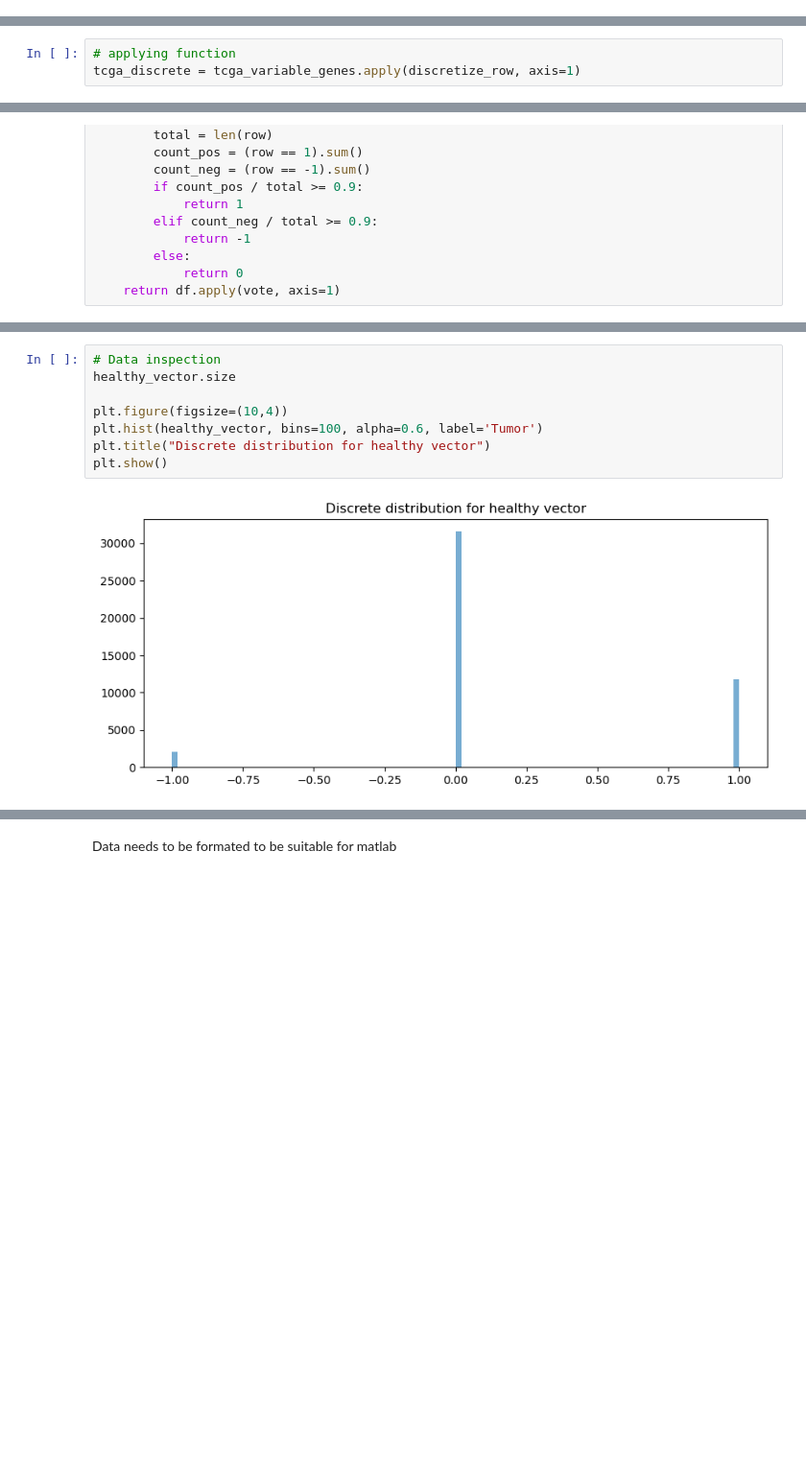
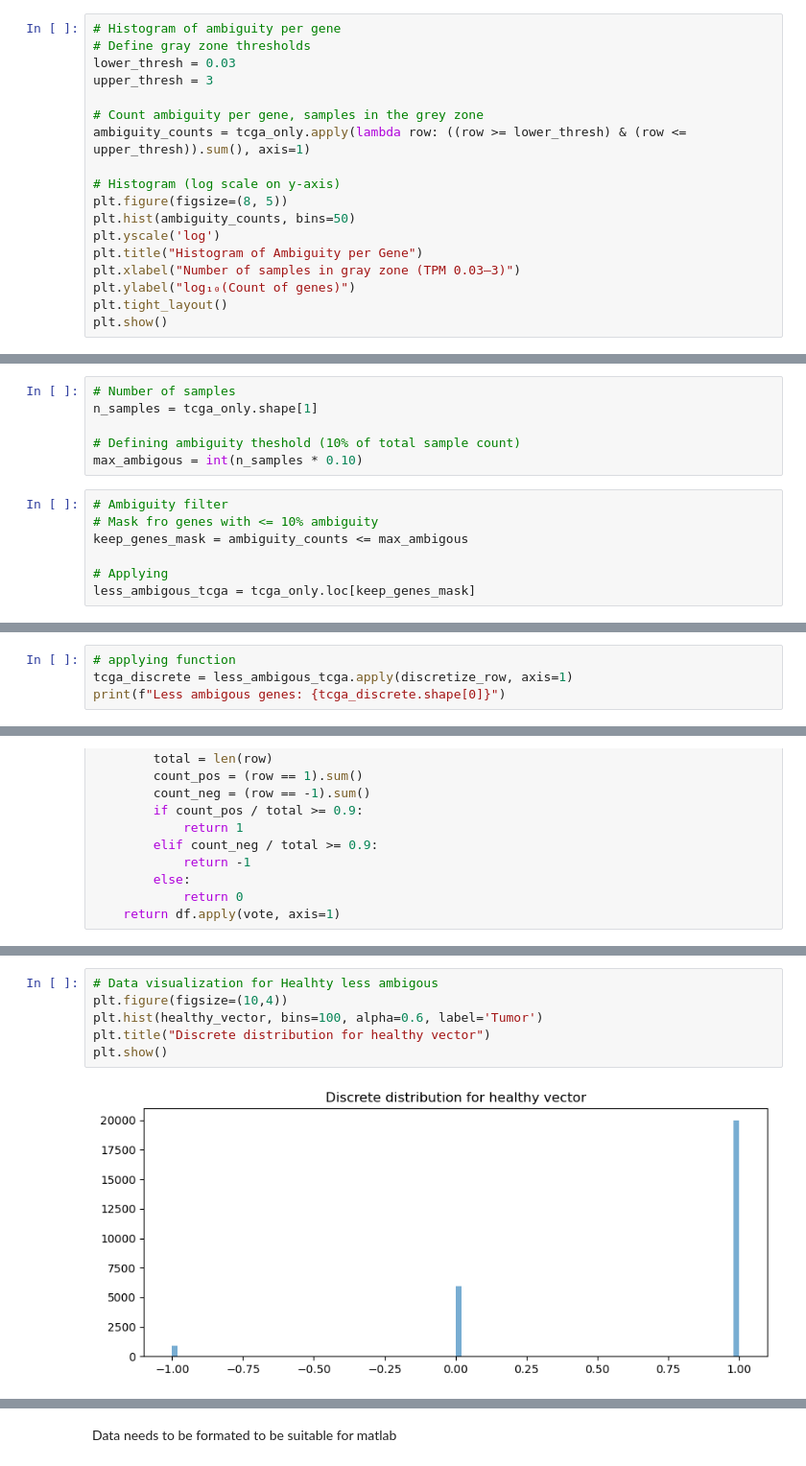
Before and after one commit to Alexreat/dissertation_project, a Jupyter notebook: DissertProject.ipynb, the cells around one changed output, grey strips where cells are left out. Shown: that part at 96% size. Cells and saved outputs as stored; diff of their text form; blank space fills up the shorter version.

```diff
--- a/DissertProject.ipynb
+++ b/DissertProject.ipynb
@@ -402,0 +374,18 @@ tcga_variable_genes = tcga_data.loc[top_genes]
+# %%
+# Histogram of ambiguity per gene
+# Define gray zone thresholds
+lower_thresh = 0.03
+upper_thresh = 3
+
+# Count ambiguity per gene, samples in the grey zone
+ambiguity_counts = tcga_only.apply(lambda row: ((row >= lower_thresh) & (row <= upper_thresh)).sum(), axis=1)
+
+# Histogram (log scale on y-axis)
+plt.figure(figsize=(8, 5))
+plt.hist(ambiguity_counts, bins=50)
+plt.yscale('log')
+plt.title("Histogram of Ambiguity per Gene")
+plt.xlabel("Number of samples in gray zone (TPM 0.03–3)")
+plt.ylabel("log₁₀(Count of genes)")
+plt.tight_layout()
+plt.show()
@@ -402,0 +415,13 @@ tcga_variable_genes = tcga_data.loc[top_genes]
+# %%
+# Number of samples
+n_samples = tcga_only.shape[1]
+
+# Defining ambiguity theshold (10% of total sample count)
+max_ambigous = int(n_samples * 0.10)
+# %%
+# Ambiguity filter
+# Mask fro genes with <= 10% ambiguity
+keep_genes_mask = ambiguity_counts <= max_ambigous
+
+# Applying
+less_ambigous_tcga = tcga_only.loc[keep_genes_mask]
@@ -411,3 +453,4 @@ def discretize_row(row):
 # %%
 # applying function
-tcga_discrete = tcga_variable_genes.apply(discretize_row, axis=1)
+tcga_discrete = less_ambigous_tcga.apply(discretize_row, axis=1)
+print(f"Less ambigous genes: {tcga_discrete.shape[0]}")
@@ -441,10 +508,8 @@ healthy_vector = collapse_by_voting(tcga_healthy)
 # %%
-# Data inspection
-healthy_vector.size
-
+# Data visualization for Healhty less ambigous
 plt.figure(figsize=(10,4))
 plt.hist(healthy_vector, bins=100, alpha=0.6, label='Tumor')
 plt.title("Discrete distribution for healthy vector")
 plt.show()
 # %% [output]
-[figure, old version]
+[figure, new version]
```
Also changed, not shown: parts of 89 cells of this notebook.
